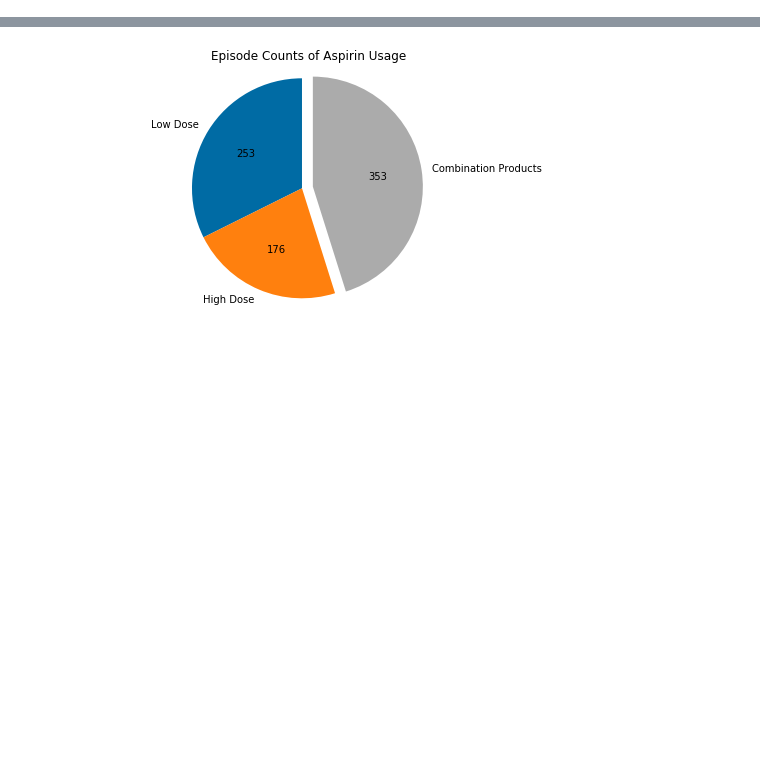
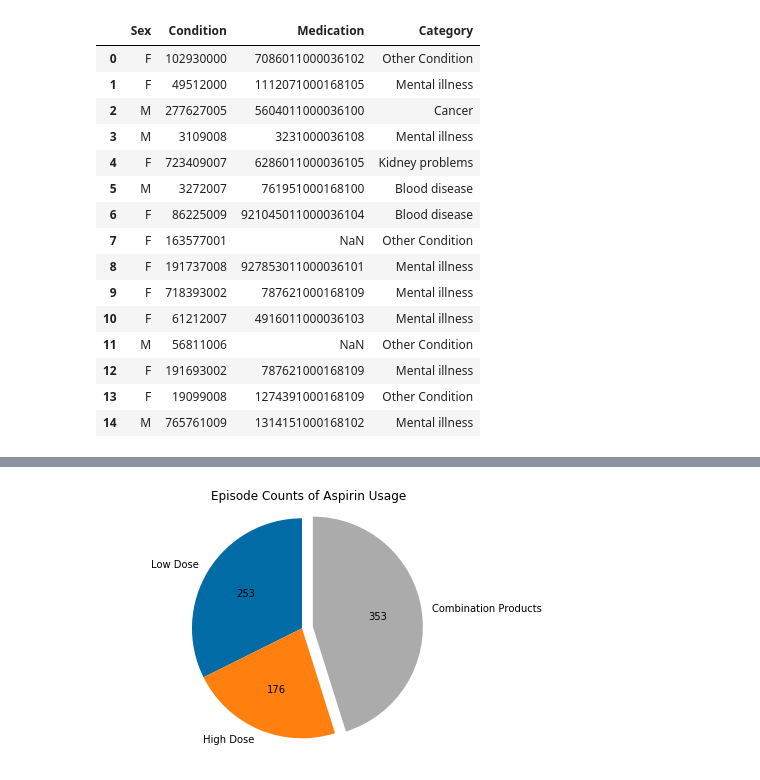
Before and after one commit to MattCordell/DataAnalyticProjects, a Jupyter notebook: HDA2019/HDA 2019 Supplement.ipynb, the cells around one changed output, grey strips where cells are left out. Cells and saved outputs as stored; diff of their text form; code cells hidden in the pictures; blank space fills up the shorter version.

```diff
--- a/HDA2019/HDA 2019 Supplement.ipynb
+++ b/HDA2019/HDA 2019 Supplement.ipynb
@@ -312,0 +51,9 @@ All the ECL used so far have been simple subsumption queries, yet the language s
+# %%
+#We don't need First and Last Name, along with DoB and Postcode fields for this demonstration.
+#So let's just drop them.
+codeSet.drop(["First", "Last","DoB", "PostCode"], axis=1,inplace=True)
+
+#Get some basic stats
+print('Number of unique Condition codes :'+str(codeSet['Condition'].nunique()))
+print('Number of unique Medication codes :'+str(codeSet['Medication'].nunique()))
+print('Number of Entries :'+ str(codeSet.shape[0]))
@@ -312,0 +131,29 @@ All the ECL used so far have been simple subsumption queries, yet the language s
+# %%
+#loop through the categories and label any entry that matches the healthCategory with that label.
+#using simple boolean filter
+
+for category in healthCategories:
+    categorySet = PopulateSetWithECL(category[0])
+    filter = codeSet["Condition"].isin(categorySet)
+    codeSet.loc[filter,"Category"] = category[1]
+
+codeSet.loc[codeSet["Category"].isnull(),"Category"] = "Other Condition"
+
+codeSet.head(15)
+# %% [output]
+|  | Sex | Condition | Medication | Category |
+| 0 | F | 102930000 | 7086011000036102 | Other Condition |
+| 1 | F | 49512000 | 1112071000168105 | Mental illness |
+| 2 | M | 277627005 | 5604011000036100 | Cancer |
+| 3 | M | 3109008 | 3231000036108 | Mental illness |
+| 4 | F | 723409007 | 6286011000036105 | Kidney problems |
+| 5 | M | 3272007 | 761951000168100 | Blood disease |
+| 6 | F | 86225009 | 921045011000036104 | Blood disease |
+| 7 | F | 163577001 | NaN | Other Condition |
+| 8 | F | 191737008 | 927853011000036101 | Mental illness |
+| 9 | F | 718393002 | 787621000168109 | Mental illness |
+| 10 | F | 61212007 | 4916011000036103 | Mental illness |
+| 11 | M | 56811006 | NaN | Other Condition |
+| 12 | F | 191693002 | 787621000168109 | Mental illness |
+| 13 | F | 19099008 | 1274391000168109 | Other Condition |
+| 14 | M | 765761009 | 1314151000168102 | Mental illness |
```
Also changed, not shown: parts of 42 cells of this notebook, 4 other files.
